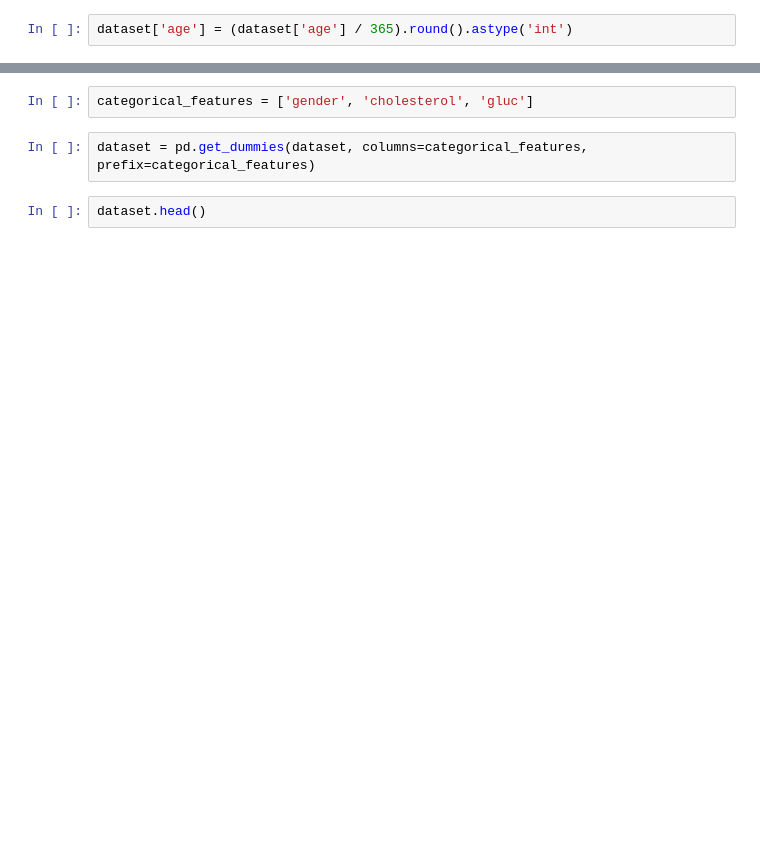
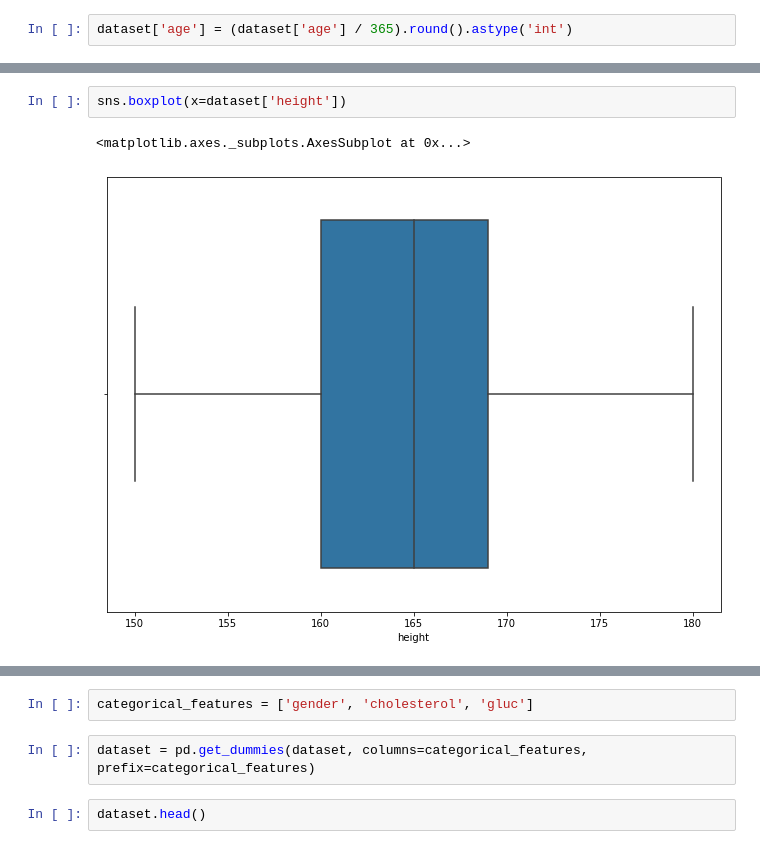
Before and after one commit to nicolasfara/di-project, a Jupyter notebook: cardiovascular-disease.ipynb, the cells around one changed output, grey strips where cells are left out. Saved outputs shown, nothing was run; the diff lists cells and outputs as text; blank space fills up the shorter version.

```diff
--- a/cardiovascular-disease.ipynb
+++ b/cardiovascular-disease.ipynb
@@ -74,0 +131,5 @@ dataset['age'] = (dataset['age'] / 365).round().astype('int')
+# %%
+sns.boxplot(x=dataset['height'])
+# %% [output]
+<matplotlib.axes._subplots.AxesSubplot at 0x...>
+[figure, added]
```
Also changed, not shown: parts of 54 cells of this notebook.
